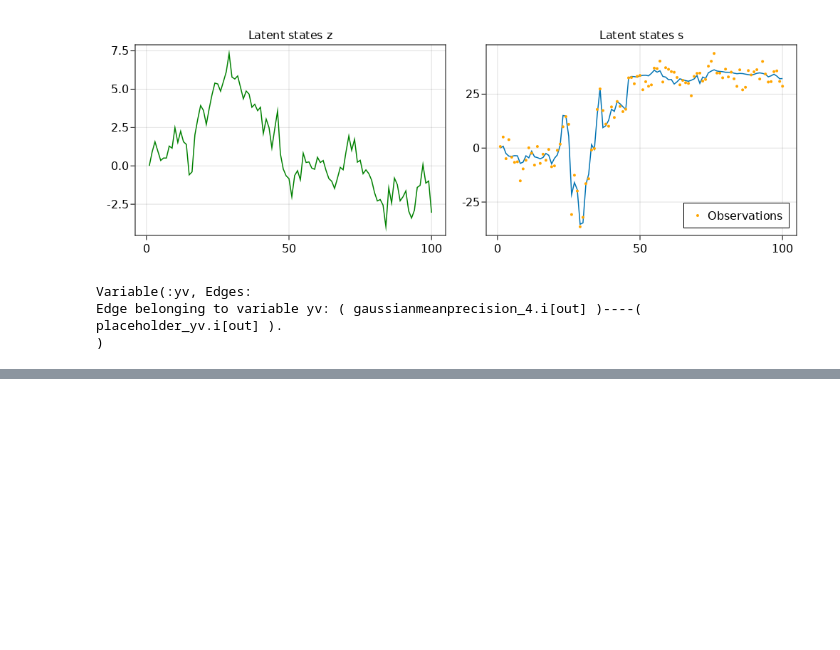
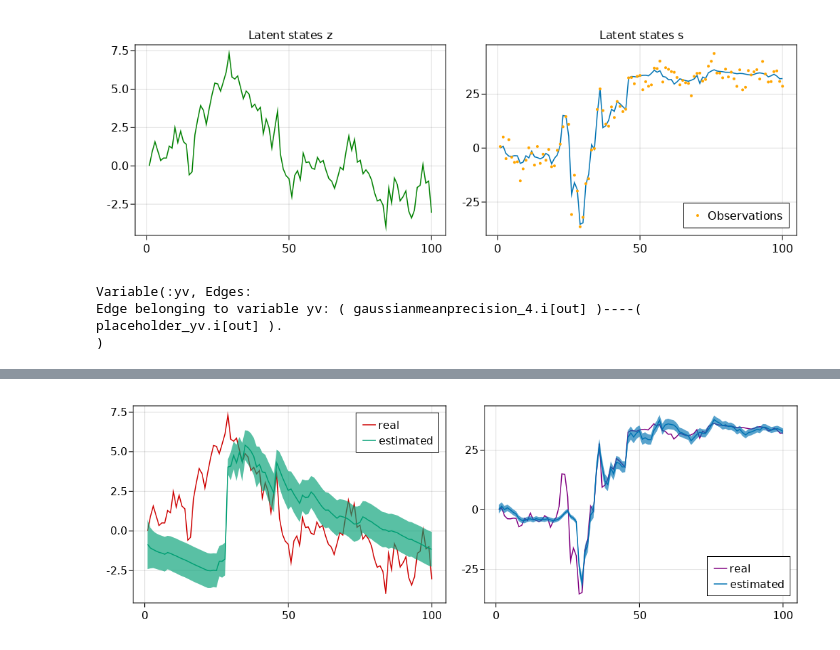
Before and after one commit to biaslab/ReactiveMPPaperExperiments, a Jupyter notebook: notebooks/fl_hierarchical_gaussian_filter.ipynb, the cells around one changed output, grey strips where cells are left out. Saved outputs shown, nothing was run; the diff lists cells and outputs as text; code cells hidden in the pictures; blank space fills up the shorter version.

```diff
--- a/notebooks/fl_hierarchical_gaussian_filter.ipynb
+++ b/notebooks/fl_hierarchical_gaussian_filter.ipynb
@@ -218,34 +219,34 @@ let
             color = (c[1], 0.65)
         )
 
         axislegend(fig, labelsize = 16, position = :rb)
     end
 
     local rfe = vec(sum(fe, dims = 1))
 
     function plot_fe(fig)
         lines!(fig, 1:length(rfe), rfe, linewidth = 2, label = "Bethe Free Energy")
-        axislegend(fig, labelsize = 16)
+        axislegend(fig, labelsize = 16, position = :rb)
     end
 
     plot_z(ax1)
     plot_s(ax2)
     plot_fe(ax3)
 
     @saveplot f1 "hgf_inference_z_fl"
     @saveplot f2 "hgf_inference_s_fl"
     @saveplot f3 "hgf_inference_fe_fl"
 
     local af = Figure(resolution = (350 * 3, 350))
 
     plot_z(Makie.Axis(af[1, 1]))
     plot_s(Makie.Axis(af[1, 2]))
-    plot_fe(Makie.Axis(af[1, 3]))
+    # plot_fe(Makie.Axis(af[1, 3]))
 
     # @show average_mse(z, zm[range])
     # @show average_mse(s, sm[range])
 
-    error(1)
-
     af
 end
+# %% [output]
+[figure, added]
```
Also changed, not shown: parts of 5 cells of this notebook, 10 other files.
